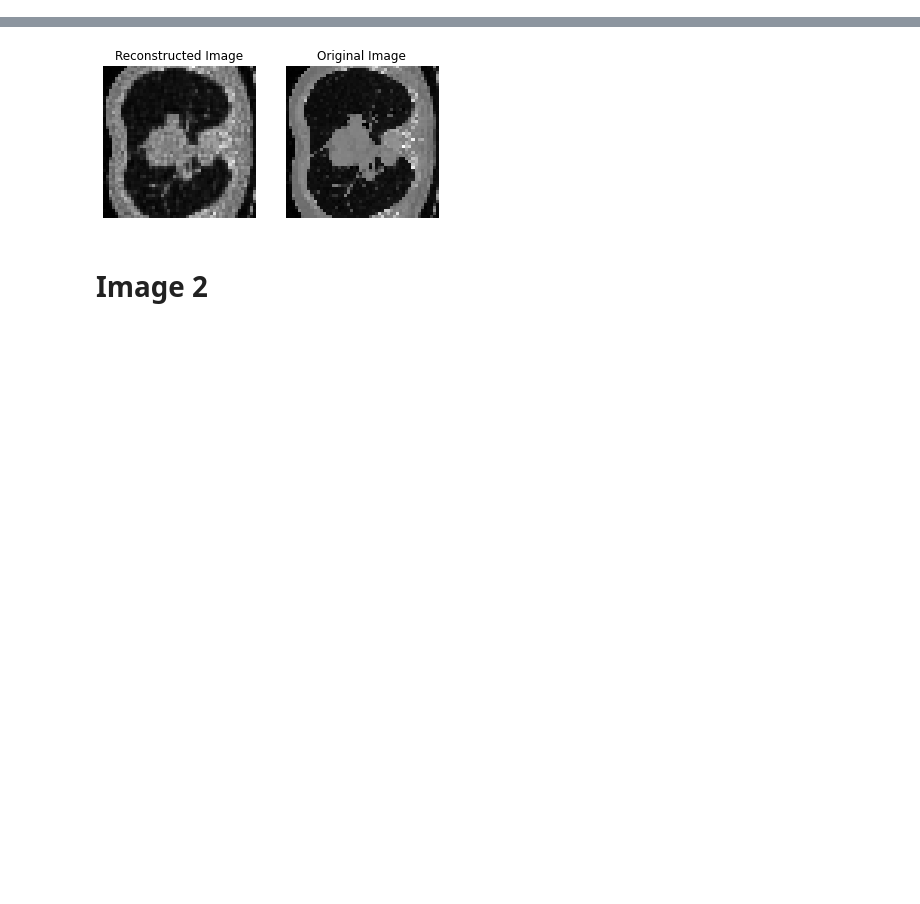
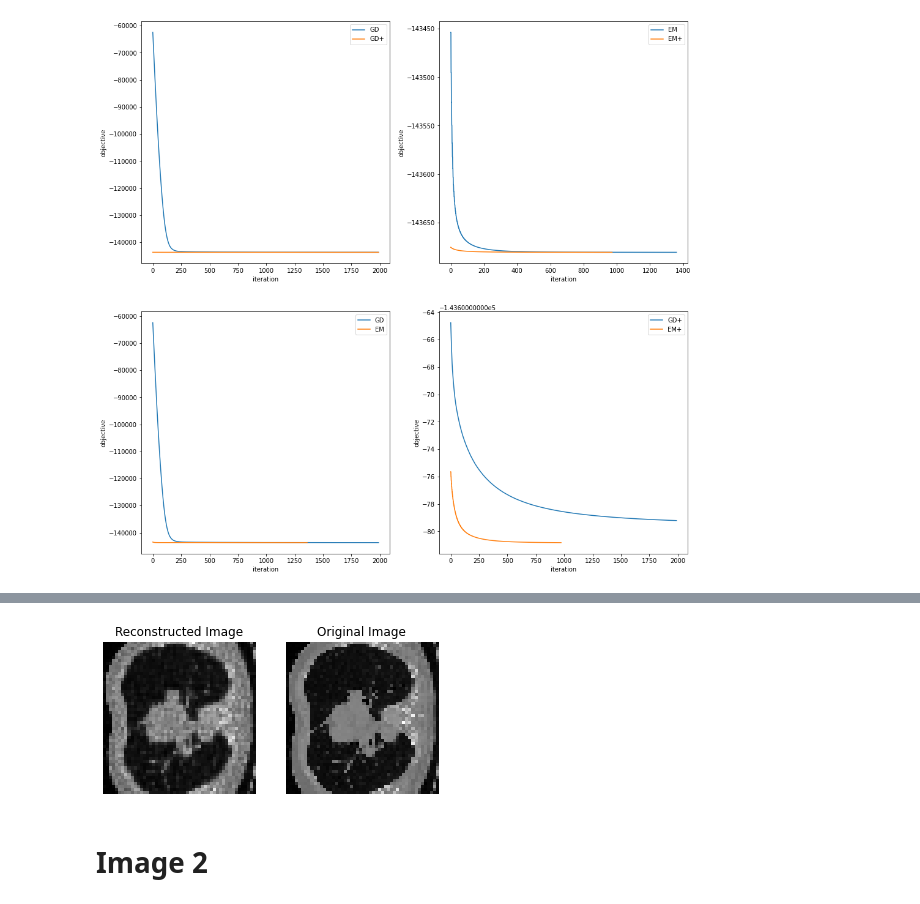
Before and after one commit to vbhavank/Computed-Tomography-Reconstruction, a Jupyter notebook: experiment.ipynb, the cells around one changed output, grey strips where cells are left out. Drawn from its saved outputs; the diff is of its cells as text; code cells hidden in the pictures; blank space fills up the shorter version.

Commit message:
compare objectives

```diff
--- a/experiment.ipynb
+++ b/experiment.ipynb
@@ -7,0 +72,2 @@ from em import initialize, em, mle_em
+# %%
+result_gd_init = run_gd_init(10000, 0.0001, True, alpha=1)
@@ -7,0 +92,2 @@ from em import initialize, em, mle_em
+# %%
+result_gd = run_gd(10000, 0.0001, True, alpha=1)
@@ -7,0 +112,2 @@ from em import initialize, em, mle_em
+# %%
+result_em = run(2000, 0.0001, True)
@@ -7,0 +132,2 @@ from em import initialize, em, mle_em
+# %%
+result_em_init = run_init(2000, 0.0001, True)
@@ -7,0 +152,34 @@ from em import initialize, em, mle_em
+# %%
+fig = plt.figure()
+fig.set_size_inches(16, 16)
+
+plt.subplot(2, 2, 1)
+plt.plot(result_gd[-2][10:2000])
+plt.plot(result_gd_init[-2][10:2000])
+plt.legend(["GD", "GD+"])
+plt.xlabel("iteration")
+plt.ylabel("objective")
+
+plt.subplot(2, 2, 2)
+plt.plot(result_em[-2][10:2000])
+plt.plot(result_em_init[-2][10:2000])
+plt.legend(["EM", "EM+"])
+plt.xlabel("iteration")
+plt.ylabel("objective")
+
+plt.subplot(2, 2, 3)
+plt.plot(result_gd[-2][10:2000])
+plt.plot(result_em[-2][10:2000])
+plt.legend(["GD", "EM"])
+plt.xlabel("iteration")
+plt.ylabel("objective")
+
+plt.subplot(2, 2, 4)
+plt.plot(result_gd_init[-2][10:2000])
+plt.plot(result_em_init[-2][10:2000])
+plt.legend(["GD+", "EM+"])
+plt.xlabel("iteration")
+plt.ylabel("objective")
+plt.savefig("itr_obj.png")
+# %% [output]
+[figure, added]
```
Also changed, not shown: parts of 29 cells of this notebook.
